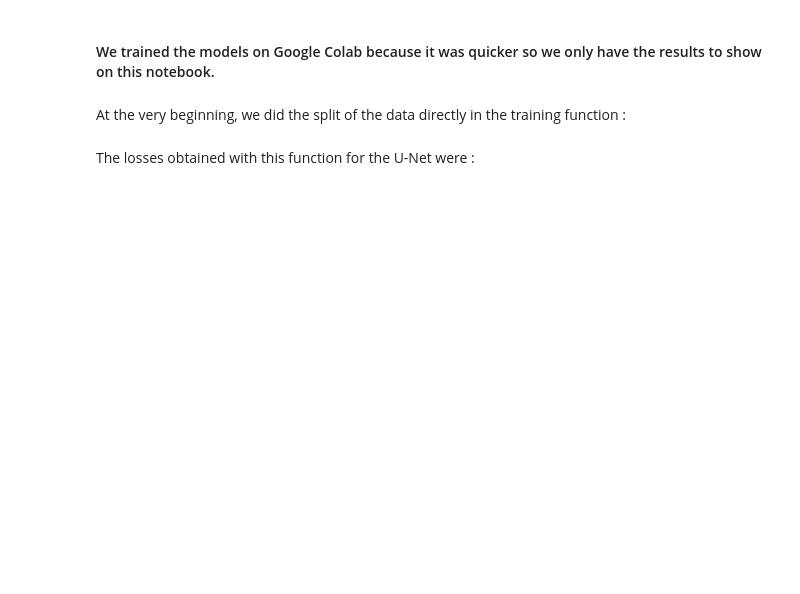
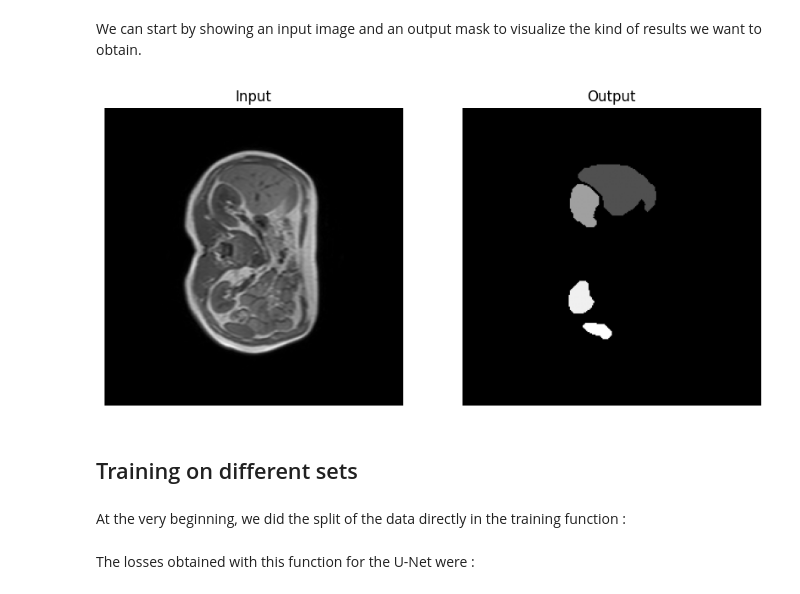
Before and after one commit to YZO4IAETHGe/Attention-based-U-net, a Jupyter notebook: notebook.ipynb, the cells around one changed output. Saved outputs shown, nothing was run; the diff lists cells and outputs as text; code cells hidden in the pictures; blank space fills up the shorter version.

```diff
--- a/notebook.ipynb
+++ b/notebook.ipynb
@@ -13,5 +23,11 @@ import torch
-# %% [markdown]
-#### We trained the models on Google Colab because it was quicker so we only have the results to show on this notebook.
+# %% [markdown]
+We can start by showing an input image and an output mask to visualize the kind of results we want to obtain.
+# %%
+show_input_mask(input_path="data/MR-dataset/01-T1DUALin-src.nii.gz", output_path="data/MR-dataset/01-T1DUAL-mask.nii.gz", slice_idx=20)
+# %% [output]
+[figure, added]
+# %% [markdown]
+## Training on different sets
 # %% [markdown]
 At the very beginning, we did the split of the data directly in the training function :
 # %%
```
Also changed, not shown: parts of 37 cells of this notebook, 3 other files.
